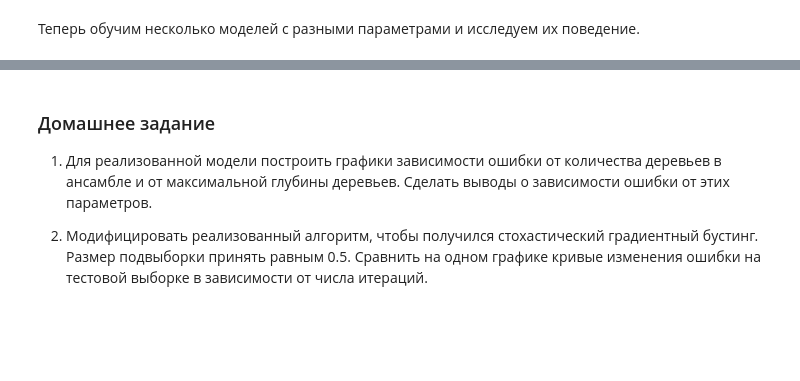
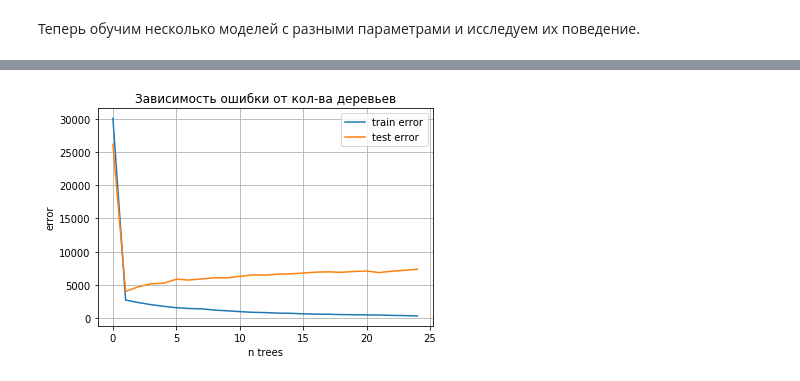
Before and after one commit to Svetorus/Data-analysis-algorithms, a Jupyter notebook: Algoritm_6.ipynb, the cells around one changed output, grey strips where cells are left out. Cells and saved outputs as stored; diff of their text form; code cells hidden in the pictures; blank space fills up the shorter version.

Commit message:
Практическое задание к Уроку 6

```diff
--- a/Algoritm_6.ipynb
+++ b/Algoritm_6.ipynb
@@ -186,5 +112,0 @@ get_error_plot(n_trees, train_errors, test_errors)
-# %%
-eta = 0.1
-max_depth = 5
-
-trees, train_errors, test_errors = gb_fit(n_trees, max_depth, X_train, X_test, y_train, y_test, coefs, eta)
@@ -209,2 +112,0 @@ X, y = load_breast_cancer(return_X_y=True)
-# %%
-X_train, X_test, y_train, y_test = model_selection.train_test_split(X, y, test_size=0.25)
@@ -299,8 +112,0 @@ print(f'Точность алгоритма на тестовой выборке
-# %%
-train_errors = []
-test_errors = []
-
-for n in range(1, 31):
-    mods = adaboost(X_train, y_train, n)
-    train_errors.append(get_error(predict(X_train, mods), y_train))
-    test_errors.append(get_error(predict(X_test, mods), y_test))
@@ -319,5 +113,25 @@ plt.legend(loc='upper right')
-# %% [markdown]
-### Домашнее задание
-1. Для реализованной модели построить графики зависимости ошибки от количества деревьев в ансамбле и от максимальной глубины деревьев. Сделать выводы о зависимости ошибки от этих параметров.
-
-2. Модифицировать реализованный алгоритм, чтобы получился стохастический градиентный бустинг. Размер подвыборки принять равным 0.5. Сравнить на одном графике кривые изменения ошибки на тестовой выборке в зависимости от числа итераций.
+# %%
+train_err = []
+test_err = []
+
+for n_tree in range(n_trees):
+  trees, train_errors, test_errors = gb_fit(n_tree, max_depth, X_train, X_test, y_train, y_test, coefs, eta)
+  train_prediction = gb_predict(X_train, trees, coefs, eta)
+  train_err.append(mean_squared_error(y_train, train_prediction))
+
+  test_prediction = gb_predict(X_test, trees, coefs, eta)
+  test_err.append(mean_squared_error(y_test, test_prediction))
+# %%
+# График зависимости ошибки от кол-ва деревьев (от 1 до 25) при eta = 1, max_depth = 3
+
+plt.plot(range(n_trees), train_err, label='train error')
+plt.plot(range(n_trees), test_err, label='test error')
+
+plt.xlabel('n trees')
+plt.ylabel('error')
+plt.legend(loc='best')
+plt.title('Зависимость ошибки от кол-ва деревьев')
+plt.grid()
+plt.show()
+# %% [output]
+[figure, added]
```
Also changed, not shown: parts of 48 cells of this notebook.
